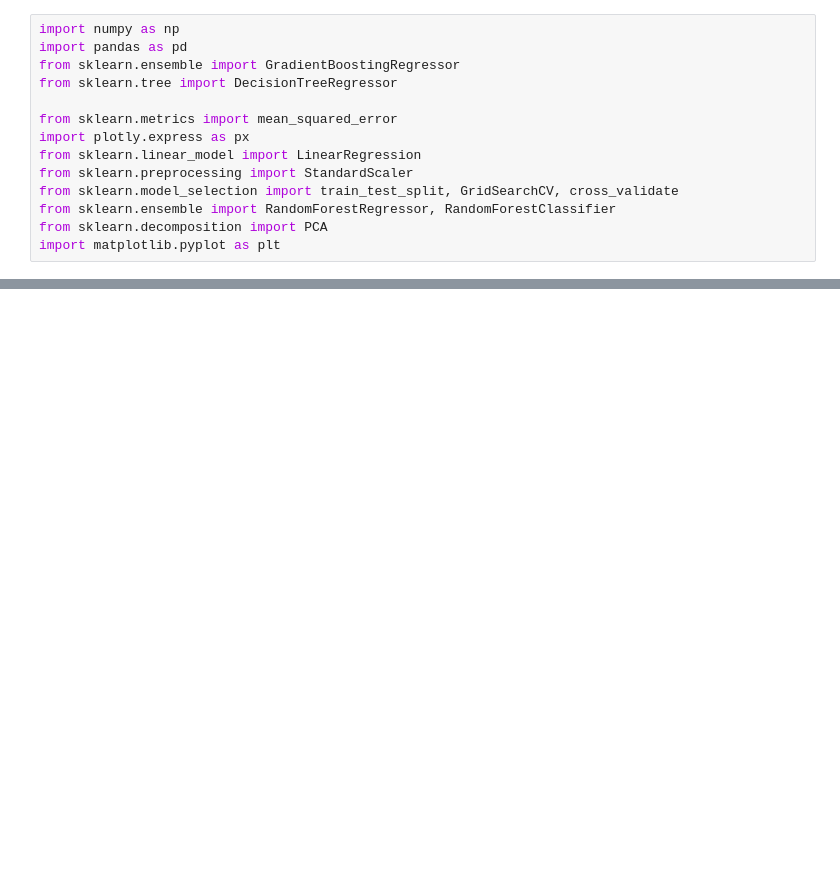
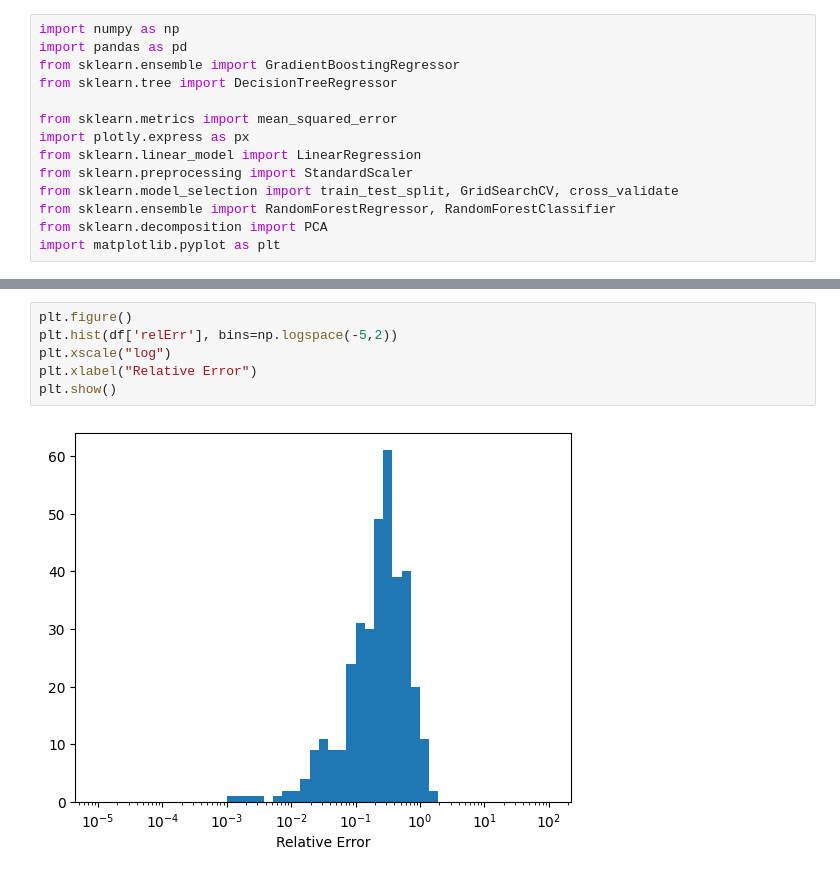
Before and after one commit to rhit-silkaijr/MA415, a Jupyter notebook: Demo.ipynb, the cells around one changed output, grey strips where cells are left out. Saved outputs shown, nothing was run; the diff lists cells and outputs as text; blank space fills up the shorter version.

```diff
--- a/Demo.ipynb
+++ b/Demo.ipynb
@@ -77,0 +79,8 @@ Name: 260, dtype: float64
+# %%
+plt.figure()
+plt.hist(df['relErr'], bins=np.logspace(-5,2))
+plt.xscale("log")
+plt.xlabel("Relative Error")
+plt.show()
+# %% [output]
+[figure, added]
```
Also changed, not shown: parts of 13 cells of this notebook.
